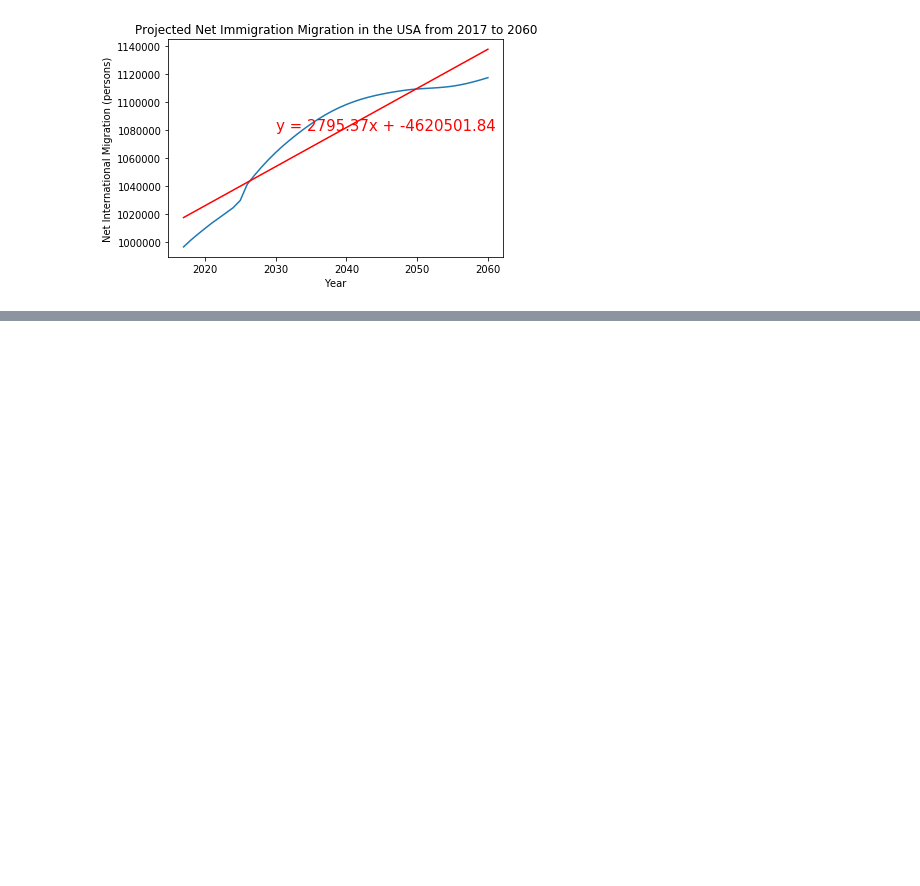
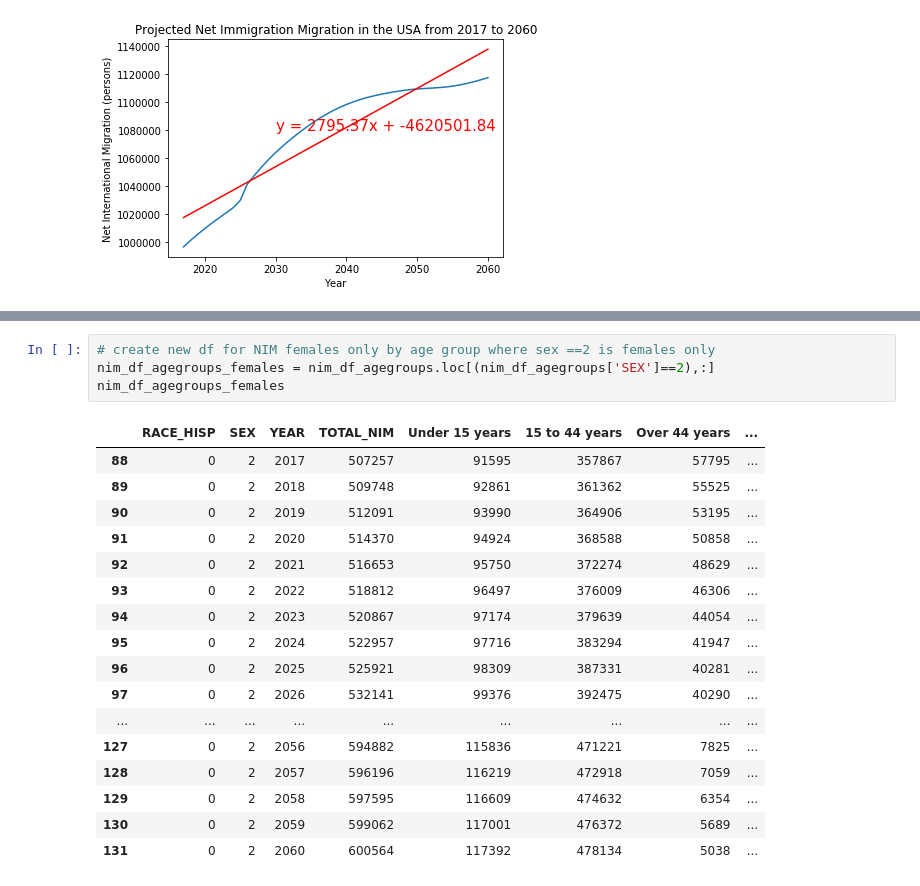
Before and after one commit to plowden/project-1-group-6, a Jupyter notebook: Net International Migration.ipynb, the cells around one changed output, grey strips where cells are left out. Drawn from its saved outputs; the diff is of its cells as text; blank space fills up the shorter version.

```diff
--- a/Net International Migration.ipynb
+++ b/Net International Migration.ipynb
@@ -76,0 +163,22 @@ The r-squared is: 0.936023542745225
+# %%
+# create new df for NIM females only by age group where sex ==2 is females only
+nim_df_agegroups_females = nim_df_agegroups.loc[(nim_df_agegroups['SEX']==2),:]
+nim_df_agegroups_females
+# %% [output]
+|  | RACE_HISP | SEX | YEAR | TOTAL_NIM | Under 15 years | 15 to 44 years | Over 44 years | ... |
+| 88 | 0 | 2 | 2017 | 507257 | 91595 | 357867 | 57795 | ... |
+| 89 | 0 | 2 | 2018 | 509748 | 92861 | 361362 | 55525 | ... |
+| 90 | 0 | 2 | 2019 | 512091 | 93990 | 364906 | 53195 | ... |
+| 91 | 0 | 2 | 2020 | 514370 | 94924 | 368588 | 50858 | ... |
+| 92 | 0 | 2 | 2021 | 516653 | 95750 | 372274 | 48629 | ... |
+| 93 | 0 | 2 | 2022 | 518812 | 96497 | 376009 | 46306 | ... |
+| 94 | 0 | 2 | 2023 | 520867 | 97174 | 379639 | 44054 | ... |
+| 95 | 0 | 2 | 2024 | 522957 | 97716 | 383294 | 41947 | ... |
+| 96 | 0 | 2 | 2025 | 525921 | 98309 | 387331 | 40281 | ... |
+| 97 | 0 | 2 | 2026 | 532141 | 99376 | 392475 | 40290 | ... |
+| ... | ... | ... | ... | ... | ... | ... | ... | ... |
+| 127 | 0 | 2 | 2056 | 594882 | 115836 | 471221 | 7825 | ... |
+| 128 | 0 | 2 | 2057 | 596196 | 116219 | 472918 | 7059 | ... |
+| 129 | 0 | 2 | 2058 | 597595 | 116609 | 474632 | 6354 | ... |
+| 130 | 0 | 2 | 2059 | 599062 | 117001 | 476372 | 5689 | ... |
+| 131 | 0 | 2 | 2060 | 600564 | 117392 | 478134 | 5038 | ... |
```
Also changed, not shown: parts of 16 cells of this notebook.
